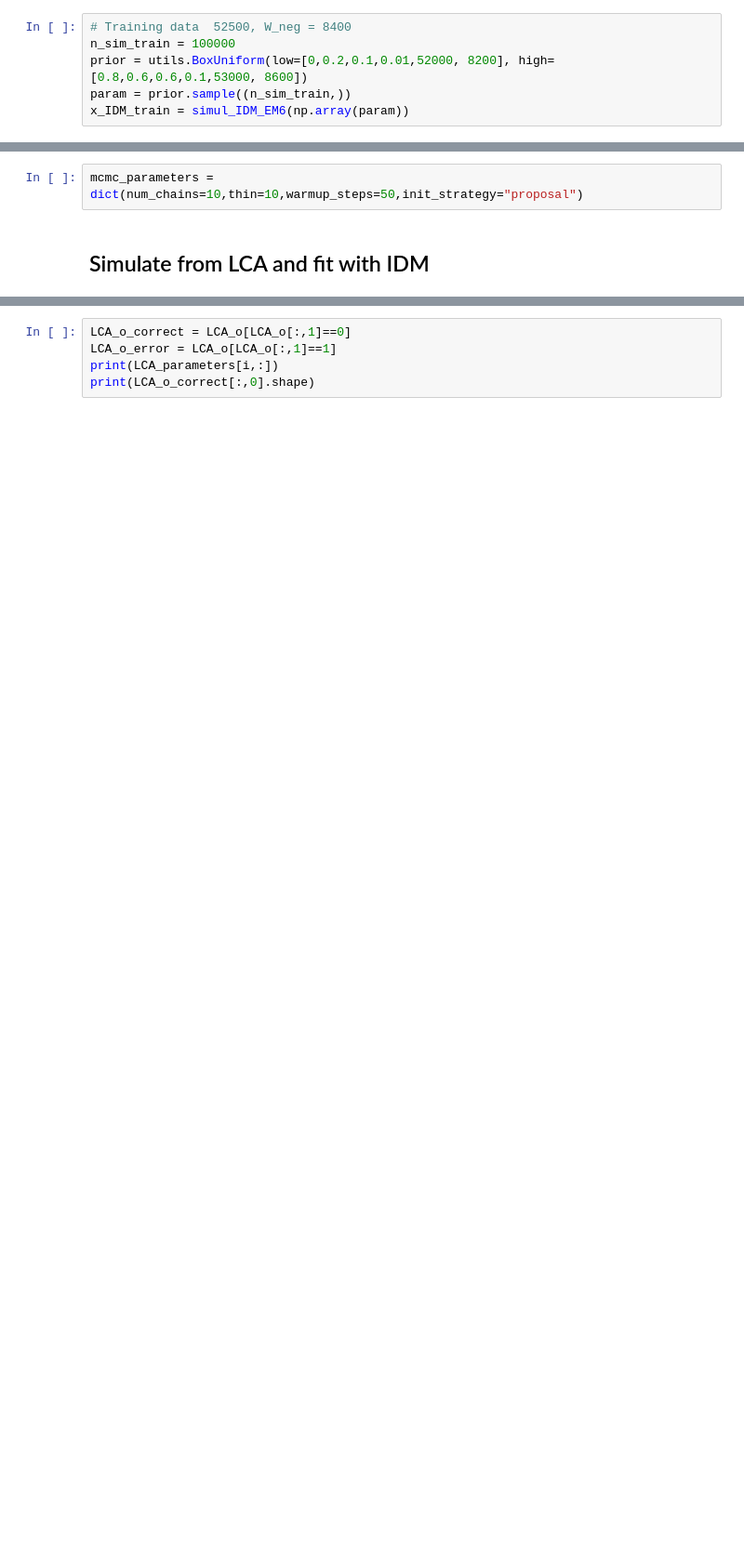
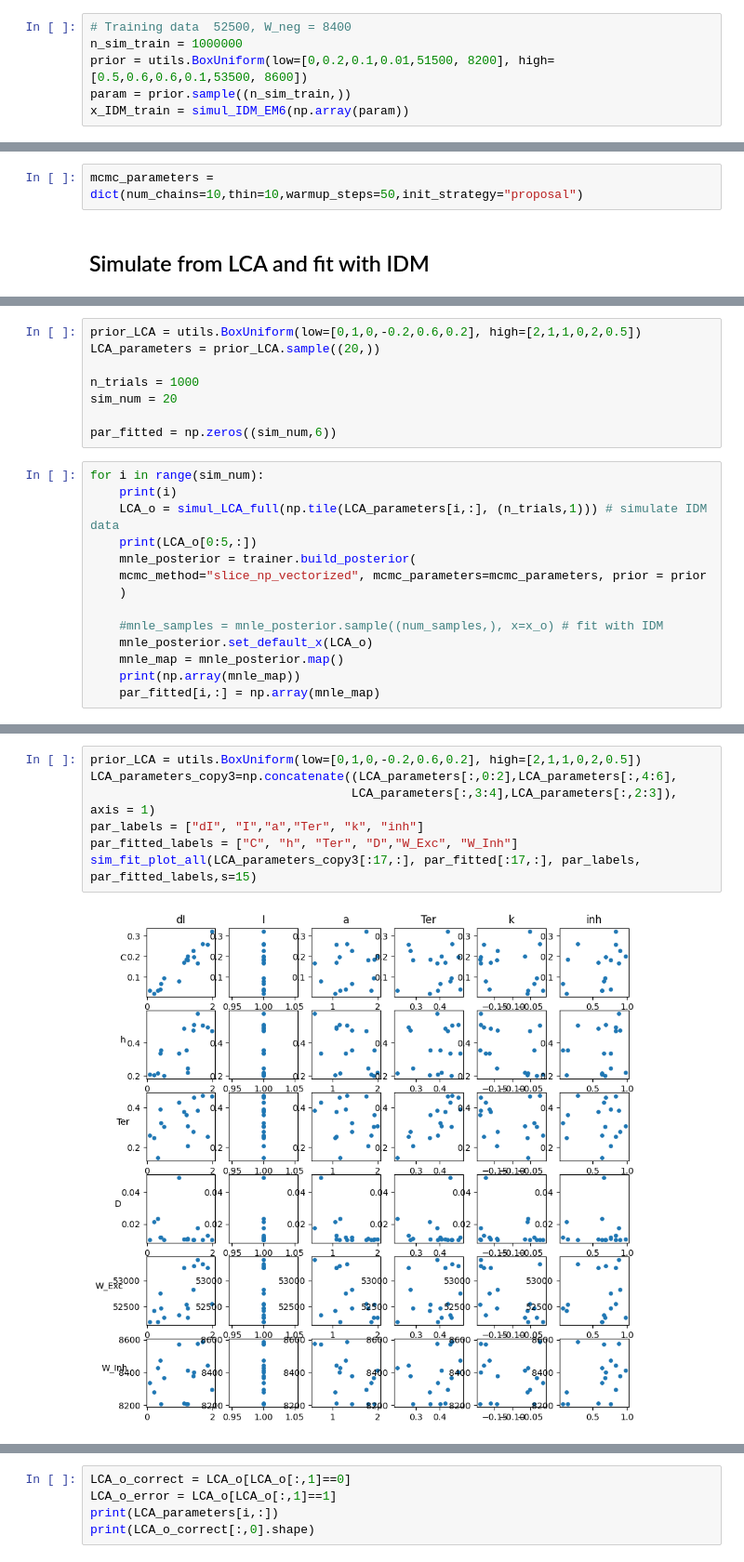
Before and after one commit to Jiashun97/sbi, a Jupyter notebook: LCA6-IDM6.ipynb, the cells around one changed output, grey strips where cells are left out. Shown at 93% size. Drawn from its saved outputs; the diff is of its cells as text; blank space fills up the shorter version.

```diff
--- a/LCA6-IDM6.ipynb
+++ b/LCA6-IDM6.ipynb
@@ -4,8 +4,8 @@
 ## Train IDM
 # %%
 # Training data  52500, W_neg = 8400
-n_sim_train = 100000
-prior = utils.BoxUniform(low=[0,0.2,0.1,0.01,52000, 8200], high=[0.8,0.6,0.6,0.1,53000, 8600])
+n_sim_train = 1000000
+prior = utils.BoxUniform(low=[0,0.2,0.1,0.01,51500, 8200], high=[0.5,0.6,0.6,0.1,53500, 8600])
 param = prior.sample((n_sim_train,))
 x_IDM_train = simul_IDM_EM6(np.array(param))
 # %% [output]
@@ -40,0 +43,22 @@ mcmc_parameters = dict(num_chains=10,thin=10,warmup_steps=50,init_strategy="prop
+# %%
+prior_LCA = utils.BoxUniform(low=[0,1,0,-0.2,0.6,0.2], high=[2,1,1,0,2,0.5])
+LCA_parameters = prior_LCA.sample((20,))
+
+n_trials = 1000
+sim_num = 20
+
+par_fitted = np.zeros((sim_num,6))
+# %%
+for i in range(sim_num):
+    print(i)
+    LCA_o = simul_LCA_full(np.tile(LCA_parameters[i,:], (n_trials,1))) # simulate IDM data
+    print(LCA_o[0:5,:])
+    mnle_posterior = trainer.build_posterior(
+    mcmc_method="slice_np_vectorized", mcmc_parameters=mcmc_parameters, prior = prior
+    )
+
+    #mnle_samples = mnle_posterior.sample((num_samples,), x=x_o) # fit with IDM
+    mnle_posterior.set_default_x(LCA_o)
+    mnle_map = mnle_posterior.map()
+    print(np.array(mnle_map))
+    par_fitted[i,:] = np.array(mnle_map)
@@ -40,0 +84,9 @@ mcmc_parameters = dict(num_chains=10,thin=10,warmup_steps=50,init_strategy="prop
+# %%
+prior_LCA = utils.BoxUniform(low=[0,1,0,-0.2,0.6,0.2], high=[2,1,1,0,2,0.5])
+LCA_parameters_copy3=np.concatenate((LCA_parameters[:,0:2],LCA_parameters[:,4:6],
+                                    LCA_parameters[:,3:4],LCA_parameters[:,2:3]), axis = 1)
+par_labels = ["dI", "I","a","Ter", "k", "inh"]
+par_fitted_labels = ["C", "h", "Ter", "D","W_Exc", "W_Inh"]
+sim_fit_plot_all(LCA_parameters_copy3[:17,:], par_fitted[:17,:], par_labels, par_fitted_labels,s=15)
+# %% [output]
+[figure, added]
```
Also changed, not shown: parts of 20 cells of this notebook, 19 other files.
